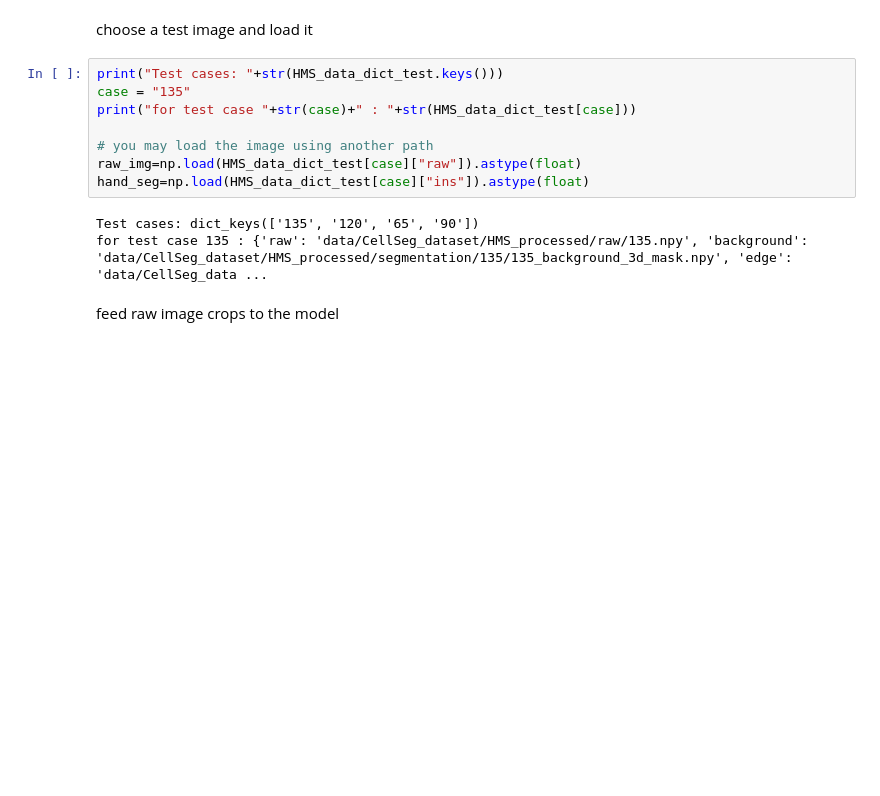
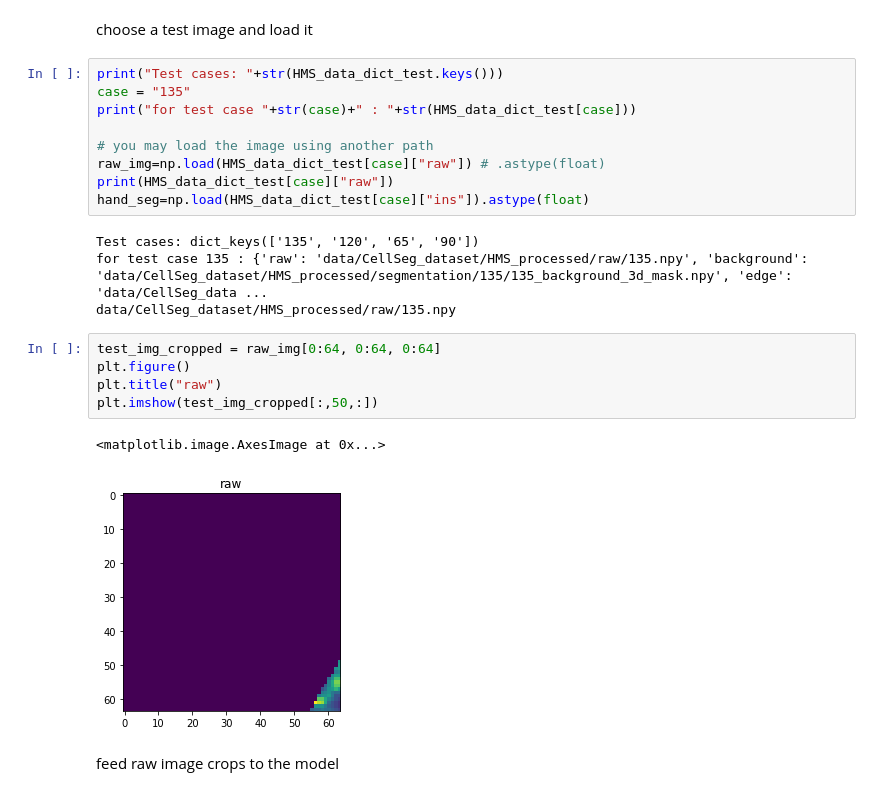
Before and after one commit to theGindar/3DCellSegMasterThesis, a Jupyter notebook: test_HMS.ipynb, the cells around one changed output. Saved outputs shown, nothing was run; the diff lists cells and outputs as text; blank space fills up the shorter version.

```diff
--- a/test_HMS.ipynb
+++ b/test_HMS.ipynb
@@ -84,11 +89,21 @@ case = "135"
 print("for test case "+str(case)+" : "+str(HMS_data_dict_test[case]))
 
 # you may load the image using another path
-raw_img=np.load(HMS_data_dict_test[case]["raw"]).astype(float)
+raw_img=np.load(HMS_data_dict_test[case]["raw"]) # .astype(float)
+print(HMS_data_dict_test[case]["raw"])
 hand_seg=np.load(HMS_data_dict_test[case]["ins"]).astype(float)
 # %% [output]
 Test cases: dict_keys(['135', '120', '65', '90'])
 for test case 135 : {'raw': 'data/CellSeg_dataset/HMS_processed/raw/135.npy', 'background': 'data/CellSeg_dataset/HMS_processed/segmentation/135/135_background_3d_mask.npy', 'edge': 'data/CellSeg_data ...
+data/CellSeg_dataset/HMS_processed/raw/135.npy
+# %%
+test_img_cropped = raw_img[0:64, 0:64, 0:64]
+plt.figure()
+plt.title("raw")
+plt.imshow(test_img_cropped[:,50,:])
+# %% [output]
+<matplotlib.image.AxesImage at 0x...>
+[figure, added]
 # %% [markdown]
 feed raw image crops to the model
 # %%
```
Also changed, not shown: parts of 13 cells of this notebook, 7 other files.
